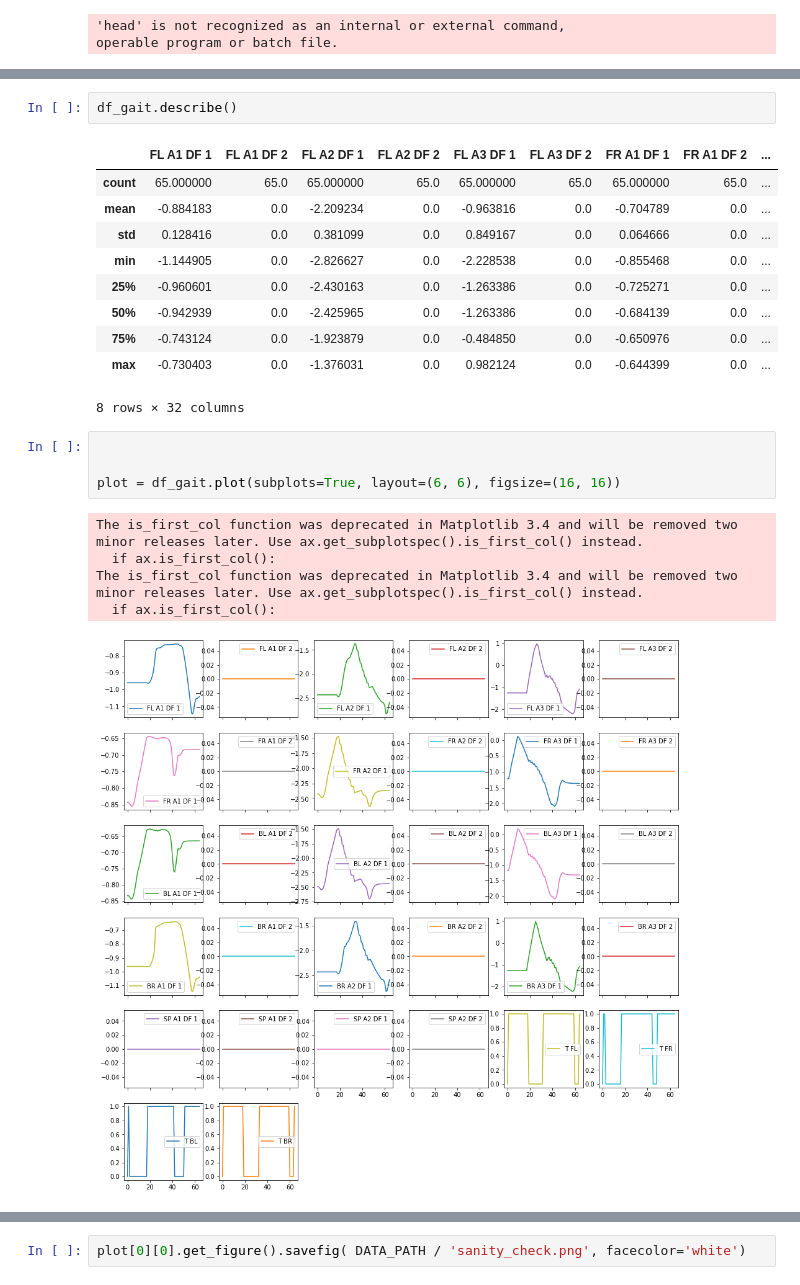
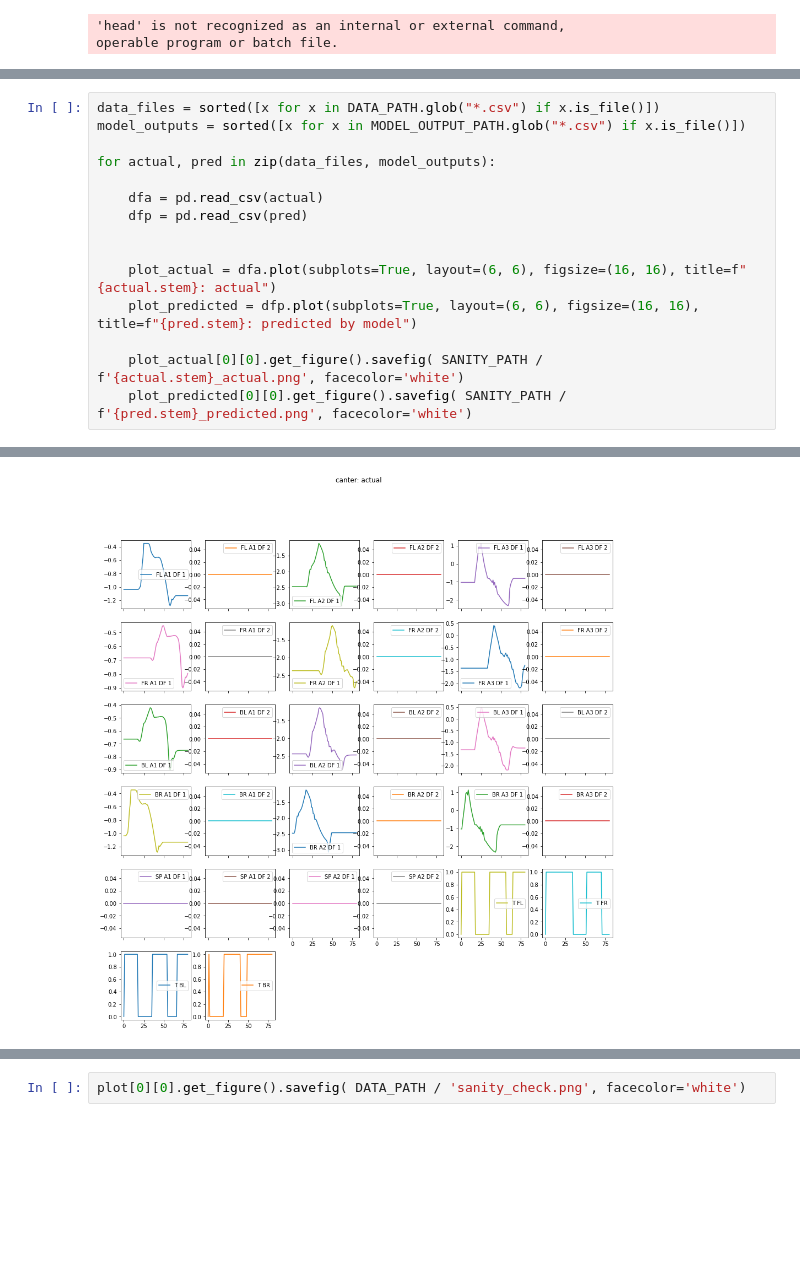
Before and after one commit to anthonyjclark/gaitpt, a Jupyter notebook: gait_model.ipynb, the cells around one changed output, grey strips where cells are left out. Cells and saved outputs as stored; diff of their text form; blank space fills up the shorter version.

```diff
--- a/gait_model.ipynb
+++ b/gait_model.ipynb
@@ -409,23 +346,16 @@ df_gait
-# %%
-df_gait.describe()
-# %% [output]
-|  | FL A1 DF 1 | FL A1 DF 2 | FL A2 DF 1 | FL A2 DF 2 | FL A3 DF 1 | FL A3 DF 2 | FR A1 DF 1 | FR A1 DF 2 | ... |
-| count | 65.000000 | 65.0 | 65.000000 | 65.0 | 65.000000 | 65.0 | 65.000000 | 65.0 | ... |
-| mean | -0.884183 | 0.0 | -2.209234 | 0.0 | -0.963816 | 0.0 | -0.704789 | 0.0 | ... |
-| std | 0.128416 | 0.0 | 0.381099 | 0.0 | 0.849167 | 0.0 | 0.064666 | 0.0 | ... |
-| min | -1.144905 | 0.0 | -2.826627 | 0.0 | -2.228538 | 0.0 | -0.855468 | 0.0 | ... |
-| 25% | -0.960601 | 0.0 | -2.430163 | 0.0 | -1.263386 | 0.0 | -0.725271 | 0.0 | ... |
-| 50% | -0.942939 | 0.0 | -2.425965 | 0.0 | -1.263386 | 0.0 | -0.684139 | 0.0 | ... |
-| 75% | -0.743124 | 0.0 | -1.923879 | 0.0 | -0.484850 | 0.0 | -0.650976 | 0.0 | ... |
-| max | -0.730403 | 0.0 | -1.376031 | 0.0 | 0.982124 | 0.0 | -0.644399 | 0.0 | ... |
-8 rows × 32 columns
-# %%
-
-
-plot = df_gait.plot(subplots=True, layout=(6, 6), figsize=(16, 16))
-# %% [output]
-The is_first_col function was deprecated in Matplotlib 3.4 and will be removed two minor releases later. Use ax.get_subplotspec().is_first_col() instead.
-  if ax.is_first_col():
-The is_first_col function was deprecated in Matplotlib 3.4 and will be removed two minor releases later. Use ax.get_subplotspec().is_first_col() instead.
-  if ax.is_first_col():
-[figure, removed]
+# %%
+data_files = sorted([x for x in DATA_PATH.glob("*.csv") if x.is_file()])
+model_outputs = sorted([x for x in MODEL_OUTPUT_PATH.glob("*.csv") if x.is_file()])
+
+for actual, pred in zip(data_files, model_outputs):
+
+    dfa = pd.read_csv(actual)
+    dfp = pd.read_csv(pred)
+
+
+    plot_actual = dfa.plot(subplots=True, layout=(6, 6), figsize=(16, 16), title=f"{actual.stem}: actual")
+    plot_predicted = dfp.plot(subplots=True, layout=(6, 6), figsize=(16, 16), title=f"{pred.stem}: predicted by model")
+
+    plot_actual[0][0].get_figure().savefig( SANITY_PATH / f'{actual.stem}_actual.png', facecolor='white')
+    plot_predicted[0][0].get_figure().savefig( SANITY_PATH / f'{pred.stem}_predicted.png', facecolor='white')
+# %% [output]
@@ -431,0 +374 @@ The is_first_col function was deprecated in Matplotlib 3.4 and will be removed t
+[figure, added]
```
Also changed, not shown: parts of 6 cells of this notebook, 11 other files.
